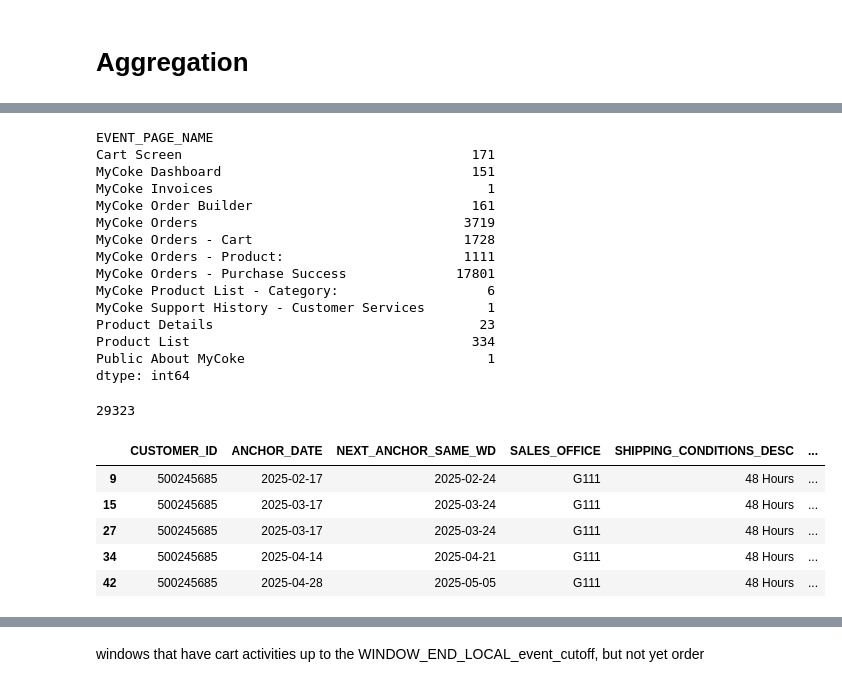
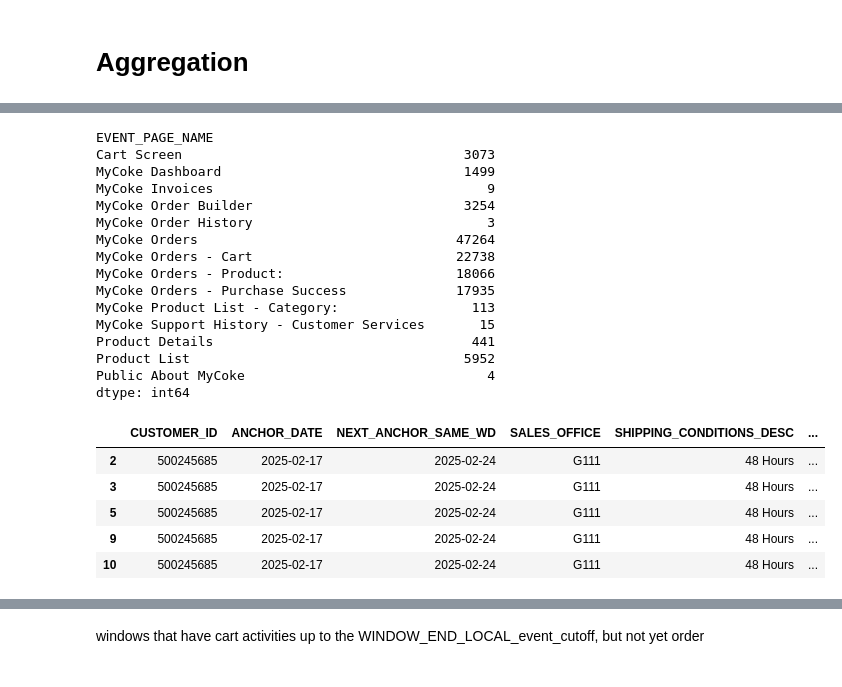
Before and after one commit to Hungagainagainagain/Swire-Cocacola-Capstone, a Jupyter notebook: modeling_new_logic copy 2.ipynb, the cells around one changed output, grey strips where cells are left out. Saved outputs shown, nothing was run; the diff lists cells and outputs as text; code cells hidden in the pictures.

```diff
--- a/modeling_new_logic copy 2.ipynb
+++ b/modeling_new_logic copy 2.ipynb
@@ -333,3 +302,37 @@ windows_with_ga1["purchase_after_event_cutoff_count"] = ((windows_with_ga1['EVEN
+# %%
+windows_with_ga2=windows_with_ga1.copy()
+
+# Make it real datetime, then drop timezone info
+windows_with_ga2['ORDER_CREATED_DATE_LOCAL'] = pd.to_datetime(
+    windows_with_ga2['ORDER_CREATED_DATE_LOCAL'],
+    errors='coerce'
+)
+
+windows_with_ga2['ORDER_CREATED_DATE_LOCAL'] = (
+    windows_with_ga2['ORDER_CREATED_DATE_LOCAL'].dt.tz_localize(None)
+)
+
+
+# Add events count before aggregations
+windows_with_ga2["add_to_cart_count"] = (windows_with_ga2["EVENT_NAME"] == "add_to_cart").astype("int")
+windows_with_ga2["remove_from_cart_count"] = (windows_with_ga2["EVENT_NAME"] == "remove_from_cart").astype("int")
+
+
+windows_with_ga2["purchase_before_event_cutoff_count"] = (
+    ((windows_with_ga2['EVENT_NAME'] == 'purchase') &
+        (windows_with_ga2['EVENT_LOCAL_NAIVE'] <= windows_with_ga2['event_cutoff_by'])) |
+    ((windows_with_ga2['ORDER_EXISTS'] == 1) &
+        (windows_with_ga2['ORDER_CREATED_DATE_LOCAL'] <= windows_with_ga2['event_cutoff_by']))).astype(int)
+
+
+windows_with_ga2["purchase_after_event_cutoff_count"] = ((windows_with_ga1['EVENT_NAME']=='purchase') &
+                                                                          (windows_with_ga1['EVENT_LOCAL_NAIVE'] > windows_with_ga1['event_cutoff_by']))
+
+windows_with_ga2["purchase_after_event_cutoff_count"] = (
+    ((windows_with_ga2['EVENT_NAME'] == 'purchase') &
+        (windows_with_ga2['EVENT_LOCAL_NAIVE'] > windows_with_ga2['event_cutoff_by'])) |
+    ((windows_with_ga2['ORDER_EXISTS'] == 0) &
+        (windows_with_ga2['ORDER_CREATED_DATE_LOCAL'] > windows_with_ga2['event_cutoff_by']))).astype(int)
 # %%
 # How to agg EVENT_PAGE_TITLE?
 with pd.option_context('display.max_rows', None):
@@ -354,36 +357,33 @@ Category: Enhanced Water                               177
 dtype: int64
 # %%
 # How to agg EVENT_PAGE_NAME
-windows_with_ga1.groupby("EVENT_PAGE_NAME").size()
+windows_with_ga2.groupby("EVENT_PAGE_NAME").size()
 # %% [output]
 EVENT_PAGE_NAME
-Cart Screen                                     171
-MyCoke Dashboard                                151
-MyCoke Invoices                                   1
-MyCoke Order Builder                            161
-MyCoke Orders                                  3719
-MyCoke Orders - Cart                           1728
-MyCoke Orders - Product:                       1111
-MyCoke Orders - Purchase Success              17801
-MyCoke Product List - Category:                   6
-MyCoke Support History - Customer Services        1
-Product Details                                  23
-Product List                                    334
-Public About MyCoke                               1
+Cart Screen                                    3073
+MyCoke Dashboard                               1499
+MyCoke Invoices                                   9
+MyCoke Order Builder                           3254
+MyCoke Order History                              3
+MyCoke Orders                                 47264
+MyCoke Orders - Cart                          22738
+MyCoke Orders - Product:                      18066
+MyCoke Orders - Purchase Success              17935
+MyCoke Product List - Category:                 113
+MyCoke Support History - Customer Services       15
+Product Details                                 441
+Product List                                   5952
+Public About MyCoke                               4
 dtype: int64
-# %%
-len(windows_with_ga1)
-# %% [output]
-29323
 # %%
-windows_with_ga1.head()
+windows_with_ga2.head()
 # %% [output]
 |  | CUSTOMER_ID | ANCHOR_DATE | NEXT_ANCHOR_SAME_WD | SALES_OFFICE | SHIPPING_CONDITIONS_DESC | ... |
+| 2 | 500245685 | 2025-02-17 | 2025-02-24 | G111 | 48 Hours | ... |
+| 3 | 500245685 | 2025-02-17 | 2025-02-24 | G111 | 48 Hours | ... |
+| 5 | 500245685 | 2025-02-17 | 2025-02-24 | G111 | 48 Hours | ... |
 | 9 | 500245685 | 2025-02-17 | 2025-02-24 | G111 | 48 Hours | ... |
-| 15 | 500245685 | 2025-03-17 | 2025-03-24 | G111 | 48 Hours | ... |
-| 27 | 500245685 | 2025-03-17 | 2025-03-24 | G111 | 48 Hours | ... |
-| 34 | 500245685 | 2025-04-14 | 2025-04-21 | G111 | 48 Hours | ... |
-| 42 | 500245685 | 2025-04-28 | 2025-05-05 | G111 | 48 Hours | ... |
+| 10 | 500245685 | 2025-02-17 | 2025-02-24 | G111 | 48 Hours | ... |
 # %%
 windows_with_ga2=windows_with_ga1.copy()
 
```
Also changed, not shown: parts of 19 cells of this notebook.
